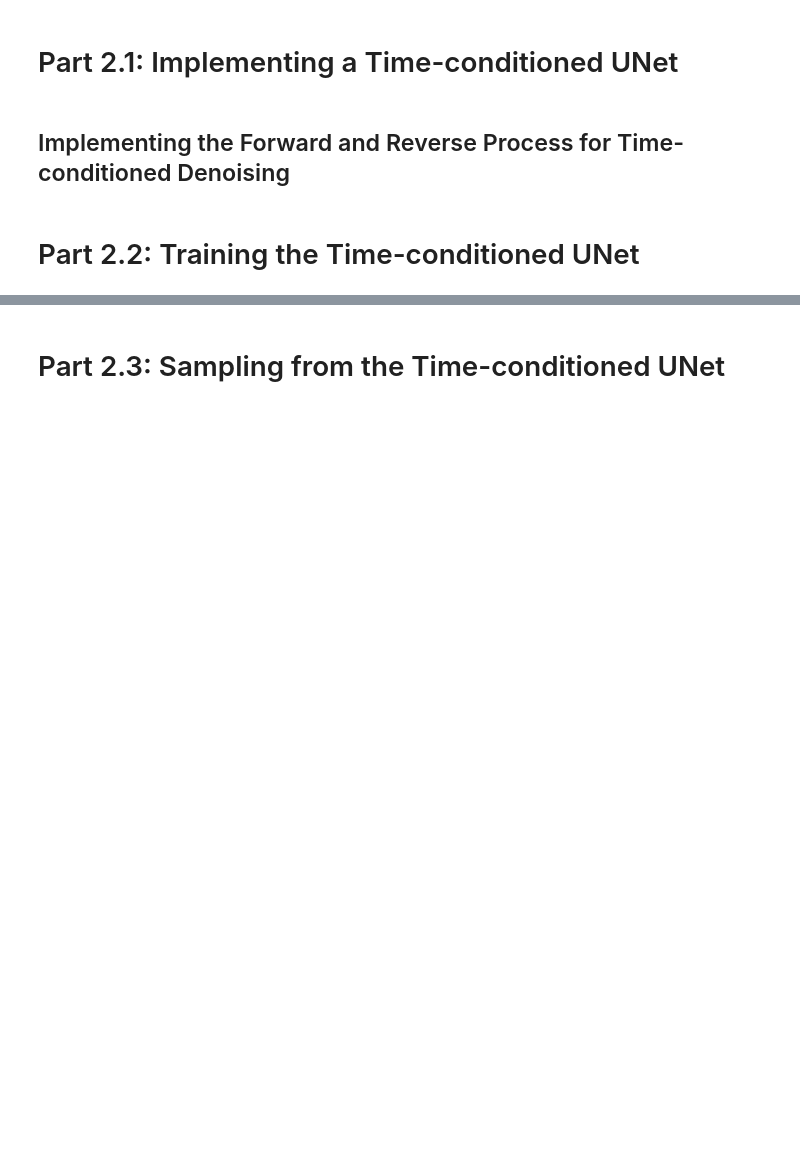
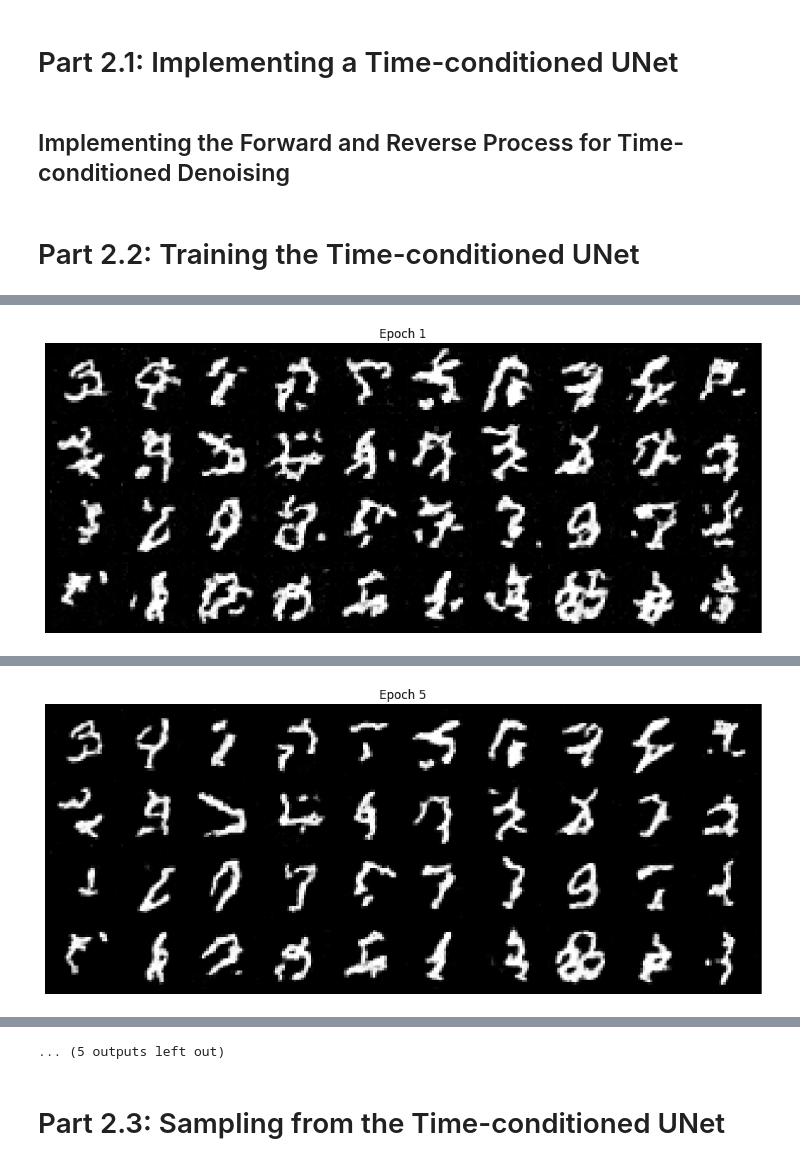
Before and after one commit to OKirk-Berkeley/cs180-proj3b, a Jupyter notebook: partb.ipynb, the cells around one changed output, grey strips where cells are left out. Cells and saved outputs as stored; diff of their text form; code cells hidden in the pictures; blank space fills up the shorter version.

```diff
--- a/partb.ipynb
+++ b/partb.ipynb
@@ -598,9 +631,18 @@ def time_fm_sample(
     """
     unet.eval()
     # ===== your code here! ====
-
+    torch.manual_seed(seed)
+    device = next(unet.parameters()).device
+    N = 40
+    H, W = img_wh
+    x = torch.randn(N, 1, H, W, device=device)
+    step = 1.0 / num_ts
+    for i in range(num_ts):
+        t = torch.full((N,), i / num_ts, device=device)
+        velocity = unet(x, t)
+        x = x + step * velocity
+    return x
     # ===== end of code ====
-    raise NotImplementedError()
 # %%
 class TimeConditionalFM(nn.Module):
     def __init__(
@@ -648,0 +685,55 @@ class TimeConditionalFM(nn.Module):
+# %%
+# Feel free to use code from part 1.2.1
+# as they should be very similar
+# ===== your code here! ====
+batch_size = 64
+learning_rate = 1e-2
+hidden_dim = 64
+
+
+unet = TimeConditionalUNet(in_channels=1, num_classes=10, num_hiddens=hidden_dim).to(device)
+model = TimeConditionalFM(unet).to(device)
+optimizer = torch.optim.Adam(model.parameters(), lr=learning_rate)
+scheduler = torch.optim.lr_scheduler.ExponentialLR(optimizer, 0.1)
+
+max_epochs = 20
+min_epochs = 10
+patience = 5
+min_delta = 1e-4
+epochs_without_improvement = 0
+best_loss = float("inf")
+
+train_loader = make_loader(batch_size=batch_size)
+train_losses = []
+model.train()
+for epoch in range(max_epochs):
+    epoch_loss = 0.0
+    for images, _ in tqdm(train_loader):
+        images = images.to(device)
+        optimizer.zero_grad()
+        loss = model(images)
+        loss.backward()
+        optimizer.step()
+        train_losses.append(loss.item())
+        epoch_loss += loss.item()
+    scheduler.step()
+    avg_loss = epoch_loss / len(train_loader)
+    print(
+    f"Epoch {epoch + 1}/{max_epochs}, "
+    f"Loss: {avg_loss:.6f}, "
+    f"LR: {scheduler.get_last_lr()[0]:.6g}"
+    )
+    if avg_loss < best_loss - min_delta:
+        best_loss = avg_loss
+        epochs_without_improvement = 0
+    else:
+        epochs_without_improvement += 1
+    if epoch == 0 or (epoch + 1) % 5 == 0:
+      generated_images = model.sample((28, 28))
+      show_grid(generated_images, title=f"Epoch {epoch+1}", filename=f"flow_matching_samples_epoch{epoch+1}.png", nrow=10)
+    if (epoch+1 >= min_epochs and epochs_without_improvement >= patience):
+        print(f"Stopping at epoch {epoch + 1}.")
+        break
+loss_plot(train_losses, '2.2 Training')
+# ===== end of code ====
+# %% [output]
@@ -648,0 +741 @@ class TimeConditionalFM(nn.Module):
+[figure, added]
@@ -648,0 +746 @@ class TimeConditionalFM(nn.Module):
+[figure, added]
@@ -649,3 +752,4 @@ class TimeConditionalFM(nn.Module):
+... (5 outputs left out)
 # %% [markdown]
 # Part 2.3: Sampling from the Time-conditioned UNet
 # %%
```
Also changed, not shown: parts of 7 cells of this notebook.
